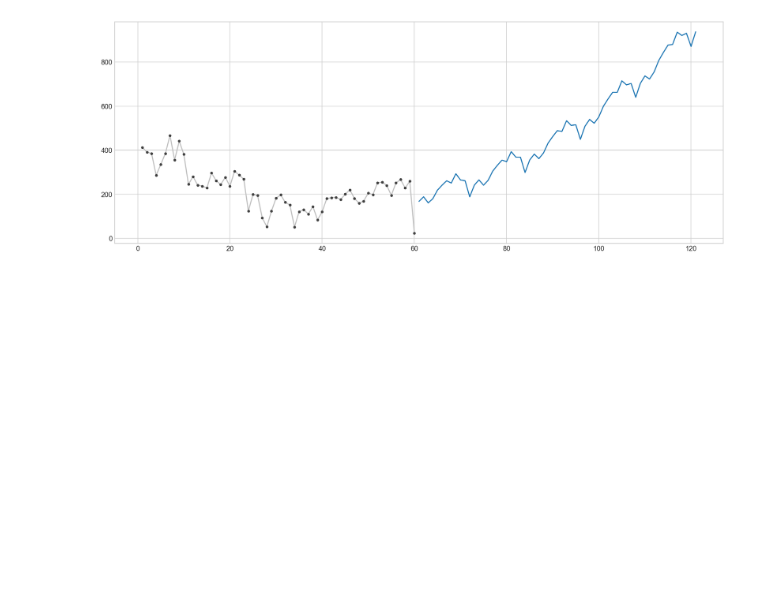
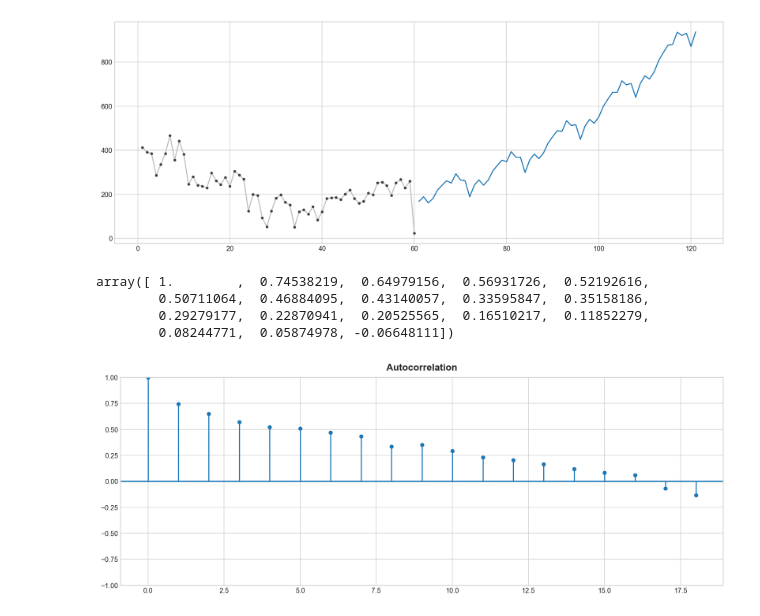
Before and after one commit to Flockyy/time-series, a Jupyter notebook: lr.ipynb, the cells around one changed output. Saved outputs shown, nothing was run; the diff lists cells and outputs as text; code cells hidden in the pictures; blank space fills up the shorter version.

```diff
--- a/lr.ipynb
+++ b/lr.ipynb
@@ -296,3 +313,14 @@ ax = y.plot(**plot_params)
 ax = y_pred.plot()
 # %% [output]
 [figure]
+# %%
+pm.acf(dfmonth[['cnt']])
+# %% [output]
+array([ 1.        ,  0.74538219,  0.64979156,  0.56931726,  0.52192616,
+        0.50711064,  0.46884095,  0.43140057,  0.33595847,  0.35158186,
+        0.29279177,  0.22870941,  0.20525565,  0.16510217,  0.11852279,
+        0.08244771,  0.05874978, -0.06648111])
+# %%
+pm.plot_acf(dfmonth[['cnt']])
+# %% [output]
+[figure, added]
```
Also changed, not shown: parts of 3 cells of this notebook.
